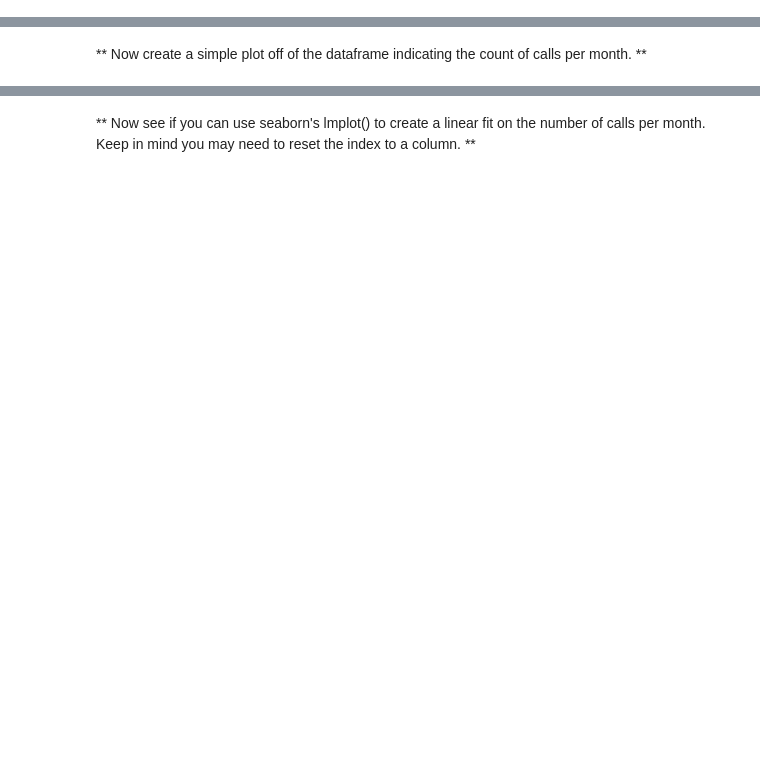
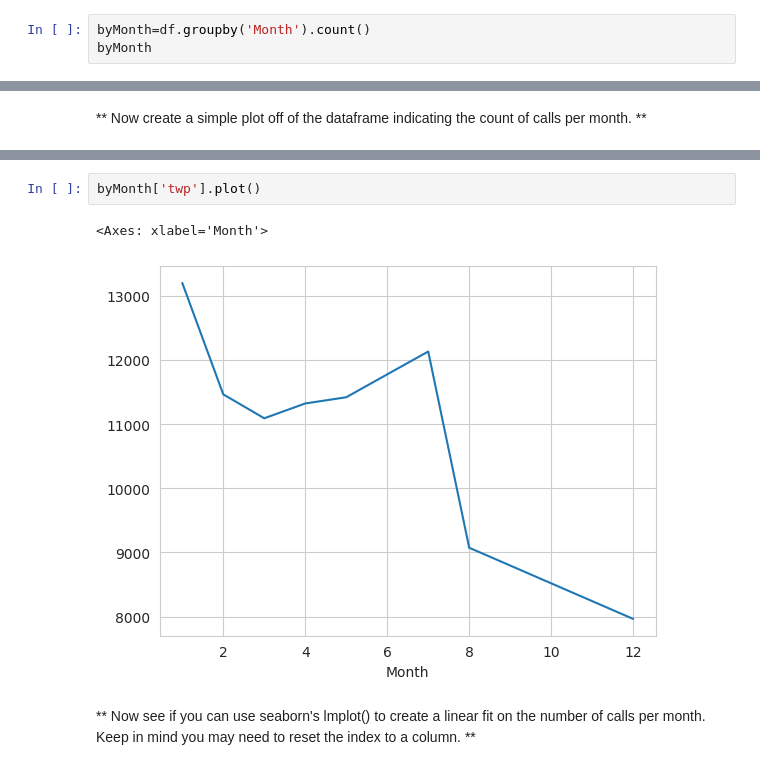
Before and after one commit to Arjob-Das/Machine-Learning-Basics, a Jupyter notebook: 07-Data Capstone Projects/01-911 Calls Data Capstone Project.ipynb, the cells around one changed output, grey strips where cells are left out. Drawn from its saved outputs; the diff is of its cells as text; blank space fills up the shorter version.

```diff
--- a/07-Data Capstone Projects/01-911 Calls Data Capstone Project.ipynb
+++ b/07-Data Capstone Projects/01-911 Calls Data Capstone Project.ipynb
@@ -171,0 +237,3 @@ _____
+# %%
+byMonth=df.groupby('Month').count()
+byMonth
@@ -178,2 +254,7 @@ _____
+# %%
+byMonth['twp'].plot()
+# %% [output]
+<Axes: xlabel='Month'>
+[figure, added]
 # %% [markdown]
 ** Now see if you can use seaborn's lmplot() to create a linear fit on the number of calls per month. Keep in mind you may need to reset the index to a column. **
```
Also changed, not shown: parts of 42 cells of this notebook.
